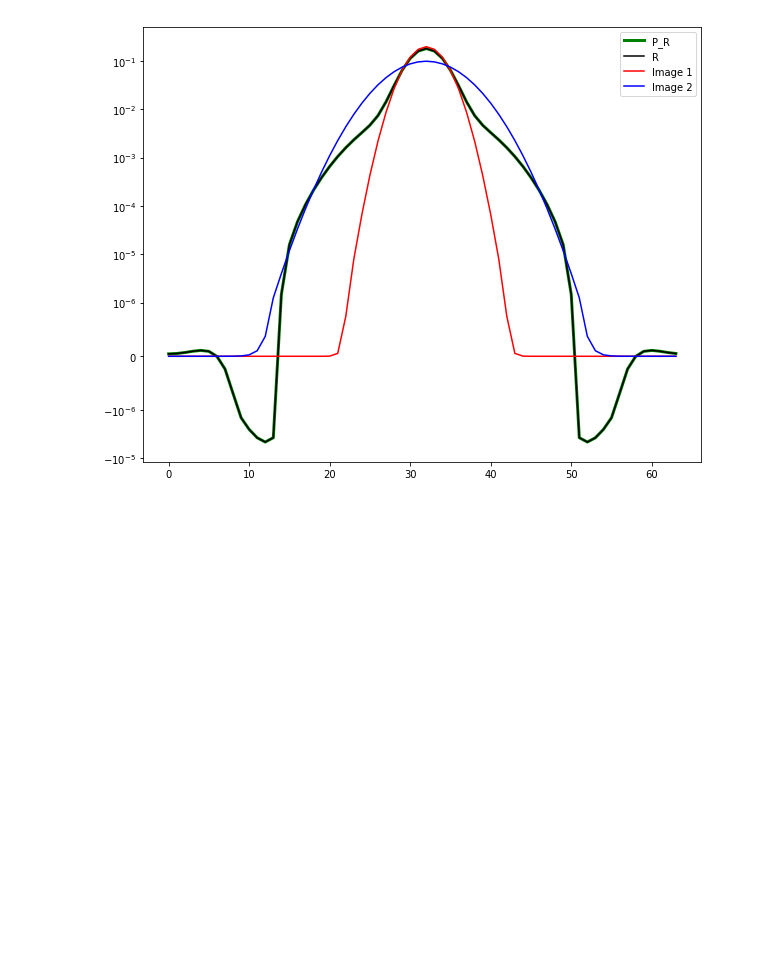
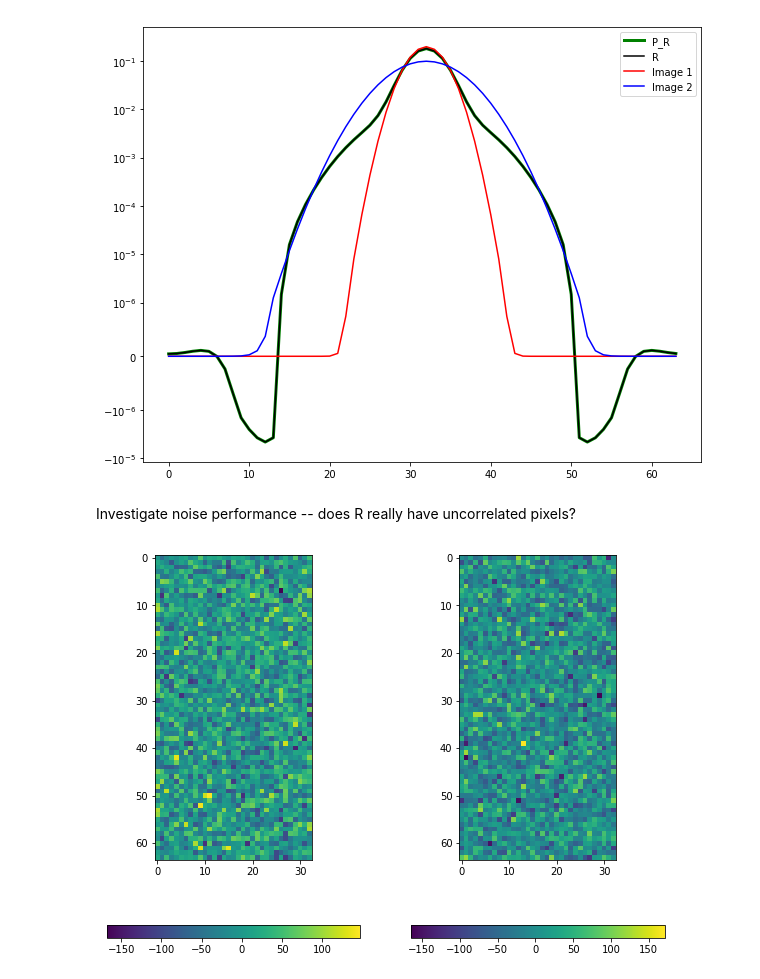
Before and after one commit to dstndstn/detection-paper, a Jupyter notebook: zackay.ipynb, the cells around one changed output. Drawn from its saved outputs; the diff is of its cells as text; code cells hidden in the pictures; blank space fills up the shorter version.

Commit message:
check out uncorrelated-noise claims

```diff
--- a/zackay.ipynb
+++ b/zackay.ipynb
@@ -251,3 +261,21 @@ plt.yscale('symlog', linthreshy=1e-6)
 plt.legend();
 # %% [output]
 [figure]
+# %% [markdown]
+Investigate noise performance -- does R really have uncorrelated pixels?
+# %%
+noisy1 = np.random.normal(size=(H,W)) * sig_1
+noisy2 = np.random.normal(size=(H,W)) * sig_2
+# %%
+NM1 = np.fft.rfft2(noisy1)
+NM2 = np.fft.rfft2(noisy1)
+N = (F1 / sig_1**2) * (P1 * NM1) + (F2 / sig_2**2) * (P2 * NM2)
+# %%
+plt.subplot(1,2,1)
+plt.imshow(NM1.real)
+plt.colorbar(orientation='horizontal')
+plt.subplot(1,2,2)
+plt.imshow(NM1.imag)
+plt.colorbar(orientation='horizontal');
+# %% [output]
+[figure, added]
```
Also changed, not shown: parts of 12 cells of this notebook.
